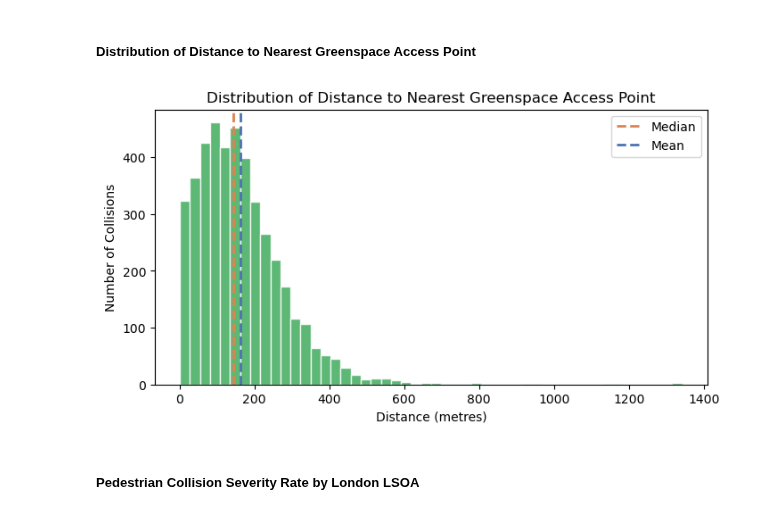
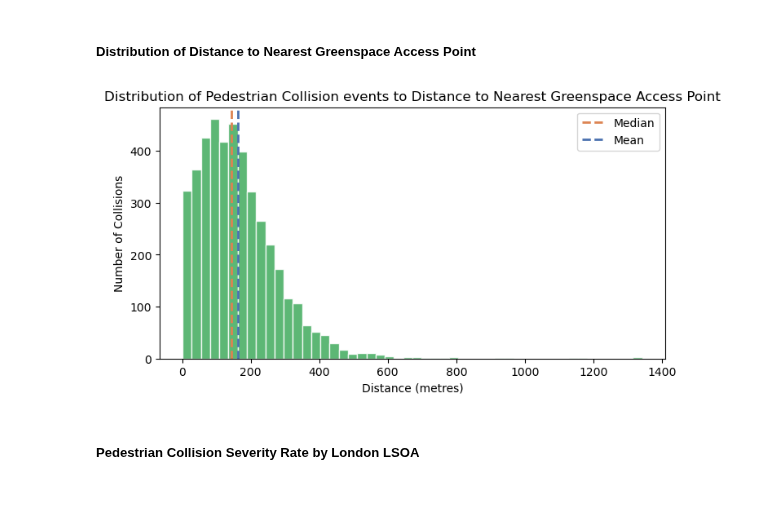
Before and after one commit to christychoicc/DSSS_Coursework, a Jupyter notebook: DSSS_Submission.ipynb, the cells around one changed output. Drawn from its saved outputs; the diff is of its cells as text; code cells hidden in the pictures.

```diff
--- a/DSSS_Submission.ipynb
+++ b/DSSS_Submission.ipynb
@@ -551,28 +591,28 @@ plt.show()
 # %%
 # Distribution of distance to greenspace
 fig, ax = plt.subplots(figsize=(8, 4))
 ax.hist(df_clean['green_access_distance'], bins=50,
         color='#41AB5D', edgecolor='white', alpha=0.85)
 
 # Add median line on graph
 ax.axvline(df_clean['green_access_distance'].median(), color='#DD8452',
            linewidth=2, linestyle='--',
            label="Median")
 
 # Add mean line on graph
 ax.axvline(df_clean['green_access_distance'].mean(), color='#4C72B0',
            linewidth=2, linestyle='--',
            label="Mean")
 
-ax.set_title('Distribution of Distance to Nearest Greenspace Access Point',
+ax.set_title('Distribution of Pedestrian Collision events to Distance to Nearest Greenspace Access Point',
              fontsize=12)
 ax.set_xlabel('Distance (metres)')
 ax.set_ylabel('Number of Collisions')
 ax.legend()
 
 plt.show()
 # %% [output]
-[figure, old version]
+[figure, new version]
 # %% [markdown]
 ##### Pedestrian Collision Severity Rate by London LSOA
 # %%
```
Also changed, not shown: parts of 25 cells of this notebook.
